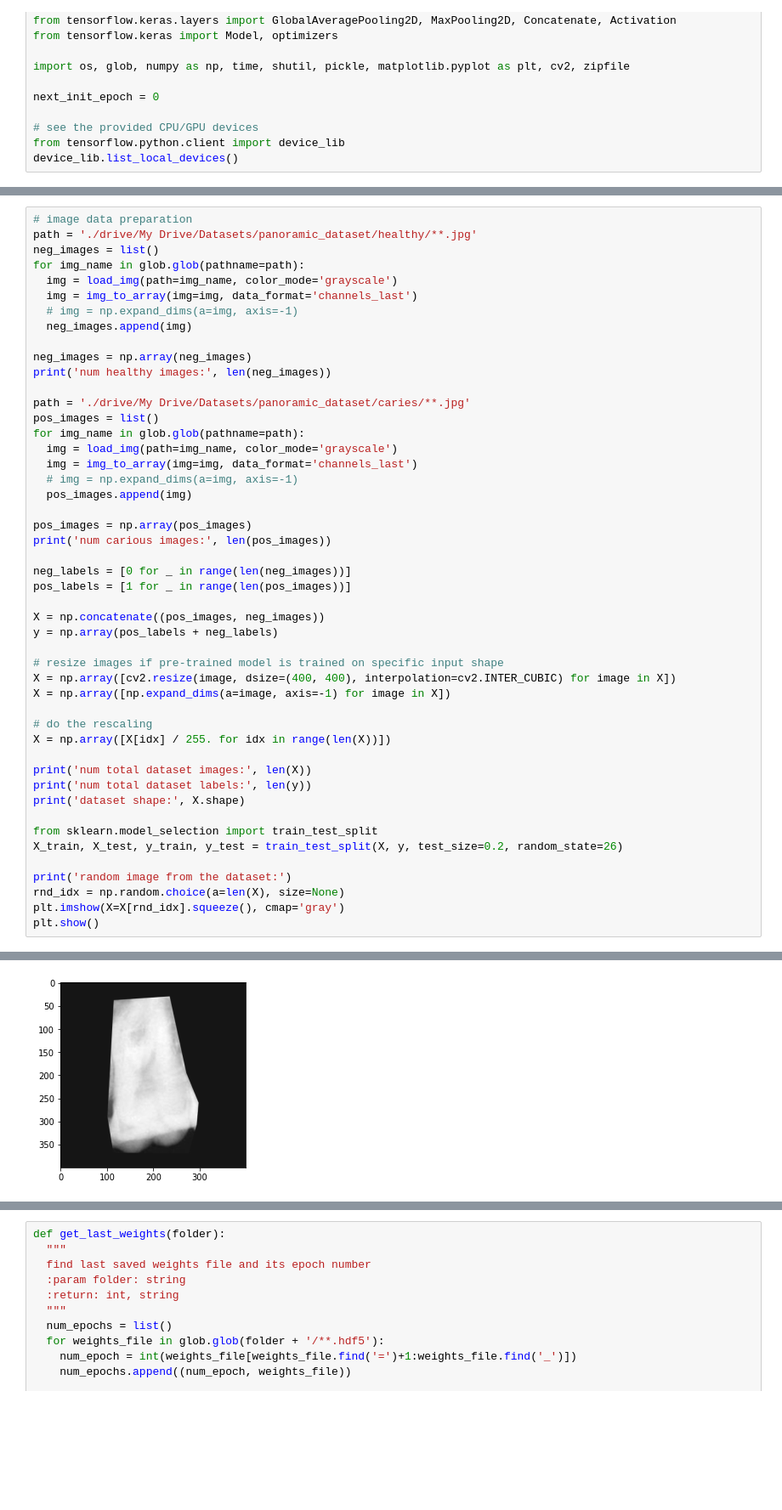
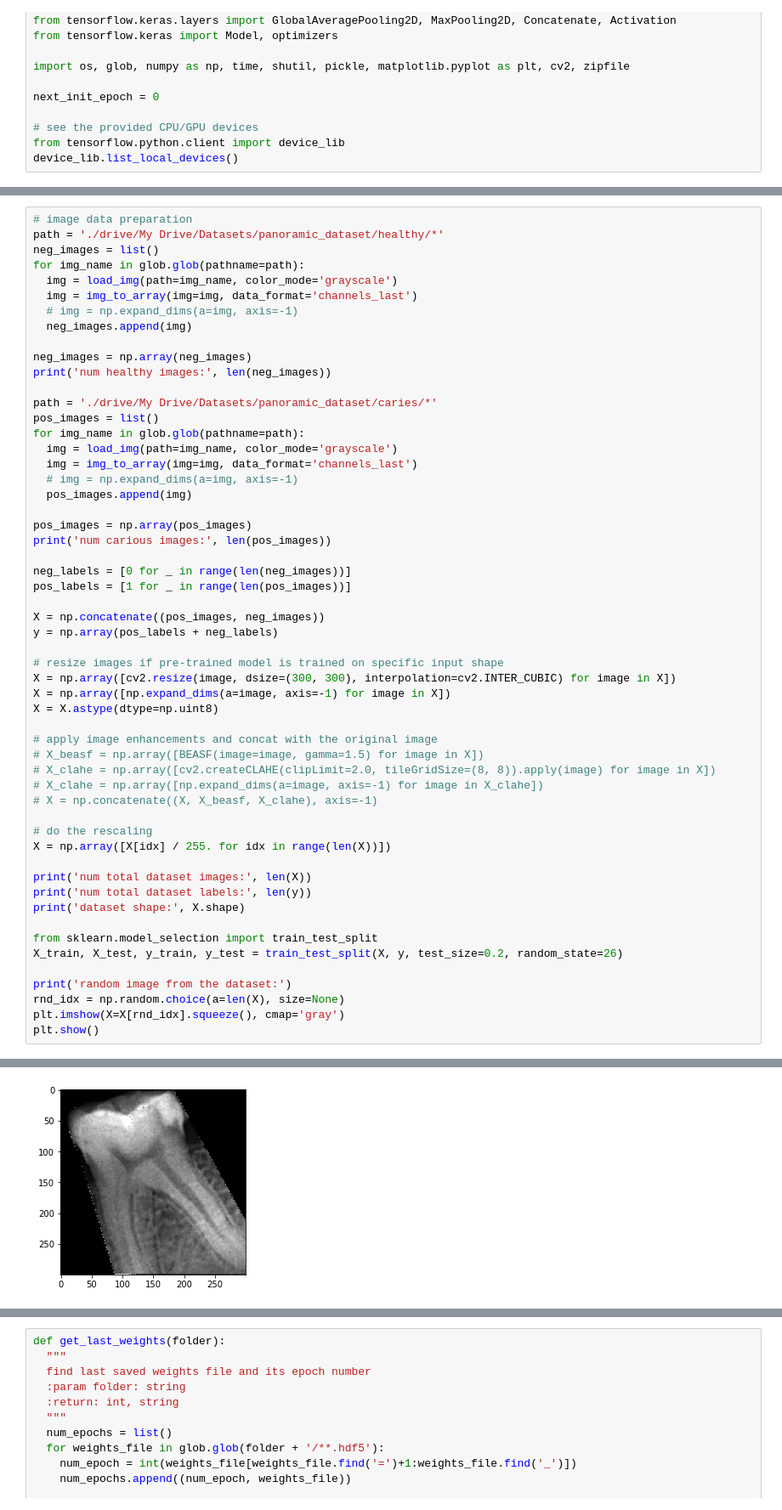
Before and after one commit to armiro/Dental-Caries-Classification, a Jupyter notebook: dental_caries_detection.ipynb, the cells around one changed output, grey strips where cells are left out. Shown: that part at 85% size. Saved outputs shown, nothing was run; the diff lists cells and outputs as text; blank space fills up the shorter version.

```diff
--- a/dental_caries_detection.ipynb
+++ b/dental_caries_detection.ipynb
@@ -24,6 +121,6 @@ device_lib.list_local_devices()
 # %%
 # image data preparation
-path = './drive/My Drive/Datasets/panoramic_dataset/healthy/**.jpg'
+path = './drive/My Drive/Datasets/panoramic_dataset/healthy/*'
 neg_images = list()
 for img_name in glob.glob(pathname=path):
   img = load_img(path=img_name, color_mode='grayscale')
@@ -34,7 +131,7 @@ for img_name in glob.glob(pathname=path):
 neg_images = np.array(neg_images)
 print('num healthy images:', len(neg_images))
 
-path = './drive/My Drive/Datasets/panoramic_dataset/caries/**.jpg'
+path = './drive/My Drive/Datasets/panoramic_dataset/caries/*'
 pos_images = list()
 for img_name in glob.glob(pathname=path):
   img = load_img(path=img_name, color_mode='grayscale')
@@ -52,8 +149,15 @@ X = np.concatenate((pos_images, neg_images))
 y = np.array(pos_labels + neg_labels)
 
 # resize images if pre-trained model is trained on specific input shape
-X = np.array([cv2.resize(image, dsize=(400, 400), interpolation=cv2.INTER_CUBIC) for image in X])
+X = np.array([cv2.resize(image, dsize=(300, 300), interpolation=cv2.INTER_CUBIC) for image in X])
 X = np.array([np.expand_dims(a=image, axis=-1) for image in X])
+X = X.astype(dtype=np.uint8)
+
+# apply image enhancements and concat with the original image
+# X_beasf = np.array([BEASF(image=image, gamma=1.5) for image in X])
+# X_clahe = np.array([cv2.createCLAHE(clipLimit=2.0, tileGridSize=(8, 8)).apply(image) for image in X])
+# X_clahe = np.array([np.expand_dims(a=image, axis=-1) for image in X_clahe])
+# X = np.concatenate((X, X_beasf, X_clahe), axis=-1)
 
 # do the rescaling
 X = np.array([X[idx] / 255. for idx in range(len(X))])
@@ -78,5 +182,5 @@ dataset shape: (567, 400, 400, 1)
 random image from the dataset:
-[figure, old version]
+[figure, new version]
 # %%
 # dealing with data imbalance problem: resampling
 # note: resampling must be done after train/test split, because doing that before it
```
Also changed, not shown: parts of 11 cells of this notebook.
